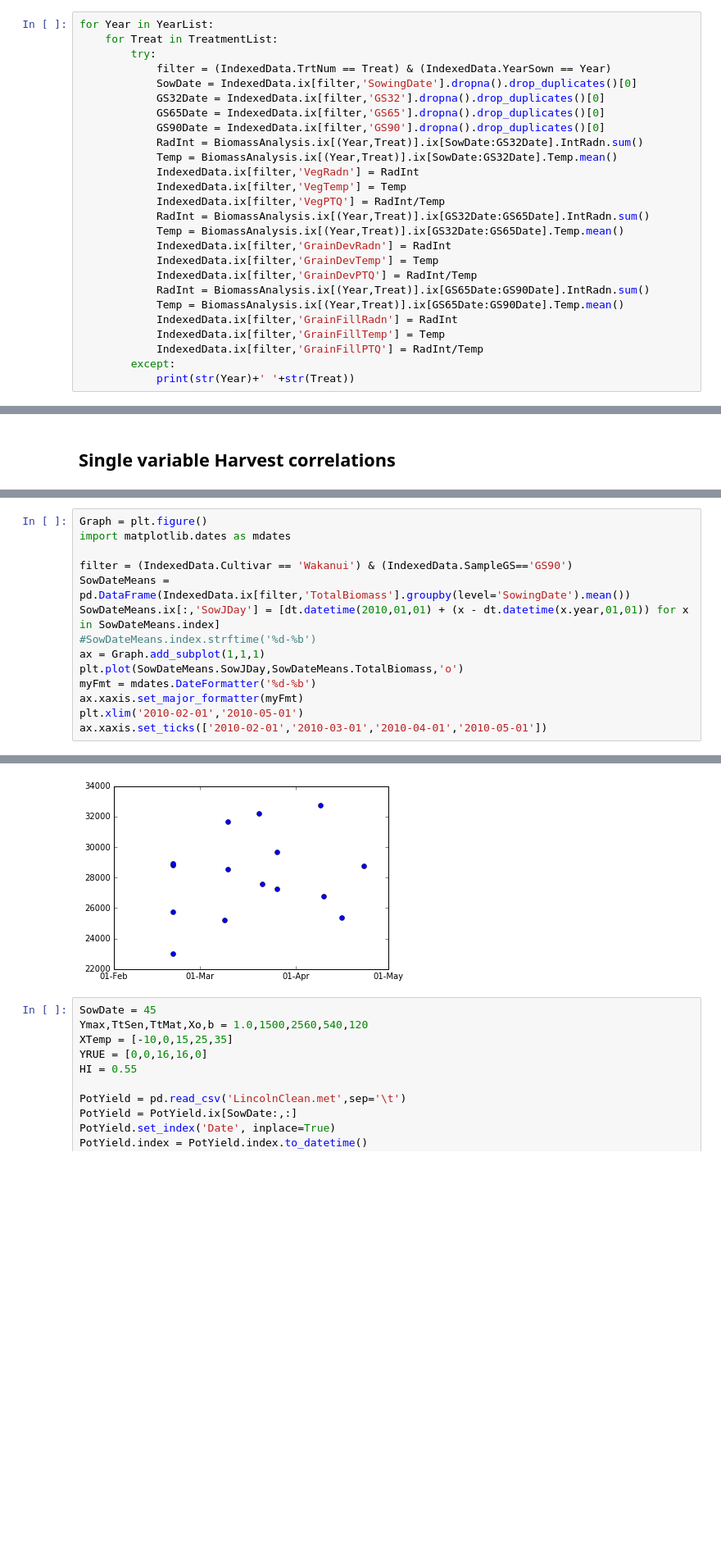
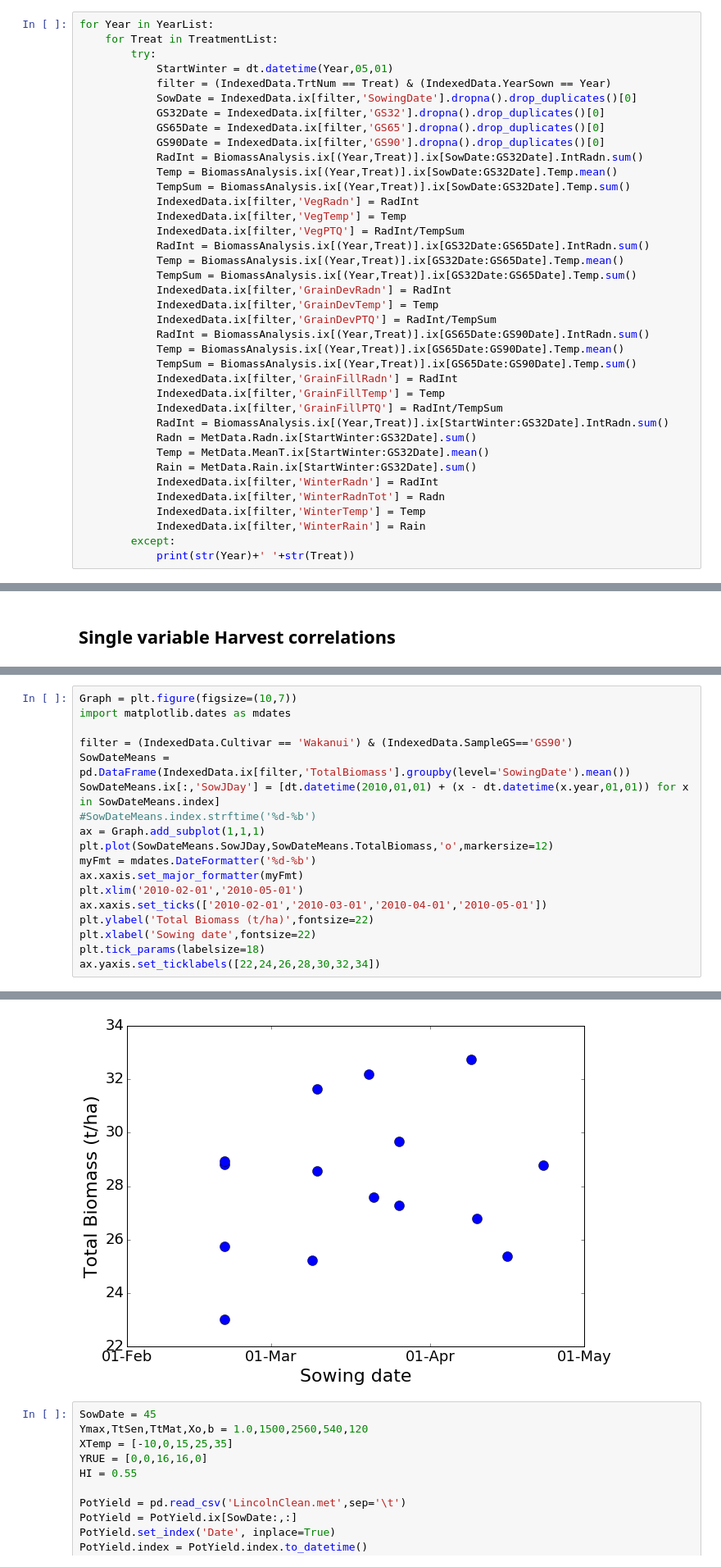
Before and after one commit to HamishBrownPFR/2020, a Jupyter notebook: CombinedAnalysis.ipynb, the cells around one changed output, grey strips where cells are left out. Shown at 82% size. Drawn from its saved outputs; the diff is of its cells as text; blank space fills up the shorter version.

```diff
--- a/CombinedAnalysis.ipynb
+++ b/CombinedAnalysis.ipynb
@@ -559,6 +561,7 @@ for plot in IndexedData.ix[GS65Filter].index:
 for Year in YearList:
     for Treat in TreatmentList:
         try:
+            StartWinter = dt.datetime(Year,05,01)
             filter = (IndexedData.TrtNum == Treat) & (IndexedData.YearSown == Year)
             SowDate = IndexedData.ix[filter,'SowingDate'].dropna().drop_duplicates()[0]
             GS32Date = IndexedData.ix[filter,'GS32'].dropna().drop_duplicates()[0]
@@ -566,19 +569,30 @@ for Year in YearList:
             GS90Date = IndexedData.ix[filter,'GS90'].dropna().drop_duplicates()[0]
             RadInt = BiomassAnalysis.ix[(Year,Treat)].ix[SowDate:GS32Date].IntRadn.sum()
             Temp = BiomassAnalysis.ix[(Year,Treat)].ix[SowDate:GS32Date].Temp.mean()
+            TempSum = BiomassAnalysis.ix[(Year,Treat)].ix[SowDate:GS32Date].Temp.sum()
             IndexedData.ix[filter,'VegRadn'] = RadInt
             IndexedData.ix[filter,'VegTemp'] = Temp
-            IndexedData.ix[filter,'VegPTQ'] = RadInt/Temp
+            IndexedData.ix[filter,'VegPTQ'] = RadInt/TempSum
             RadInt = BiomassAnalysis.ix[(Year,Treat)].ix[GS32Date:GS65Date].IntRadn.sum()
             Temp = BiomassAnalysis.ix[(Year,Treat)].ix[GS32Date:GS65Date].Temp.mean()
+            TempSum = BiomassAnalysis.ix[(Year,Treat)].ix[GS32Date:GS65Date].Temp.sum()
             IndexedData.ix[filter,'GrainDevRadn'] = RadInt
             IndexedData.ix[filter,'GrainDevTemp'] = Temp
-            IndexedData.ix[filter,'GrainDevPTQ'] = RadInt/Temp
+            IndexedData.ix[filter,'GrainDevPTQ'] = RadInt/TempSum
             RadInt = BiomassAnalysis.ix[(Year,Treat)].ix[GS65Date:GS90Date].IntRadn.sum()
             Temp = BiomassAnalysis.ix[(Year,Treat)].ix[GS65Date:GS90Date].Temp.mean()
+            TempSum = BiomassAnalysis.ix[(Year,Treat)].ix[GS65Date:GS90Date].Temp.sum()
             IndexedData.ix[filter,'GrainFillRadn'] = RadInt
             IndexedData.ix[filter,'GrainFillTemp'] = Temp
-            IndexedData.ix[filter,'GrainFillPTQ'] = RadInt/Temp
+            IndexedData.ix[filter,'GrainFillPTQ'] = RadInt/TempSum
+            RadInt = BiomassAnalysis.ix[(Year,Treat)].ix[StartWinter:GS32Date].IntRadn.sum()
+            Radn = MetData.Radn.ix[StartWinter:GS32Date].sum()
+            Temp = MetData.MeanT.ix[StartWinter:GS32Date].mean()
+            Rain = MetData.Rain.ix[StartWinter:GS32Date].sum()
+            IndexedData.ix[filter,'WinterRadn'] = RadInt
+            IndexedData.ix[filter,'WinterRadnTot'] = Radn
+            IndexedData.ix[filter,'WinterTemp'] = Temp
+            IndexedData.ix[filter,'WinterRain'] = Rain
         except:
             print(str(Year)+' '+str(Treat))
 # %% [output]
@@ -855,5 +975,5 @@ MakeSingleVariableRegression(XVar,YVar)
 # %%
-Graph = plt.figure()
+Graph = plt.figure(figsize=(10,7))
 import matplotlib.dates as mdates
 
 filter = (IndexedData.Cultivar == 'Wakanui') & (IndexedData.SampleGS=='GS90')
@@ -861,9 +981,13 @@ SowDateMeans = pd.DataFrame(IndexedData.ix[filter,'TotalBiomass'].groupby(level=
 SowDateMeans.ix[:,'SowJDay'] = [dt.datetime(2010,01,01) + (x - dt.datetime(x.year,01,01)) for x in SowDateMeans.index]
 #SowDateMeans.index.strftime('%d-%b')
 ax = Graph.add_subplot(1,1,1)
-plt.plot(SowDateMeans.SowJDay,SowDateMeans.TotalBiomass,'o')
+plt.plot(SowDateMeans.SowJDay,SowDateMeans.TotalBiomass,'o',markersize=12)
 myFmt = mdates.DateFormatter('%d-%b')
 ax.xaxis.set_major_formatter(myFmt)
 plt.xlim('2010-02-01','2010-05-01')
 ax.xaxis.set_ticks(['2010-02-01','2010-03-01','2010-04-01','2010-05-01'])
+plt.ylabel('Total Biomass (t/ha)',fontsize=22)
+plt.xlabel('Sowing date',fontsize=22)
+plt.tick_params(labelsize=18)
+ax.yaxis.set_ticklabels([22,24,26,28,30,32,34])
 # %% [output]
@@ -874,4 +1001,4 @@ ax.xaxis.set_ticks(['2010-02-01','2010-03-01','2010-04-01','2010-05-01'])
-[figure, old version]
+[figure, new version]
 # %%
 SowDate = 45
 Ymax,TtSen,TtMat,Xo,b = 1.0,1500,2560,540,120
```
Also changed, not shown: parts of 20 cells of this notebook.
